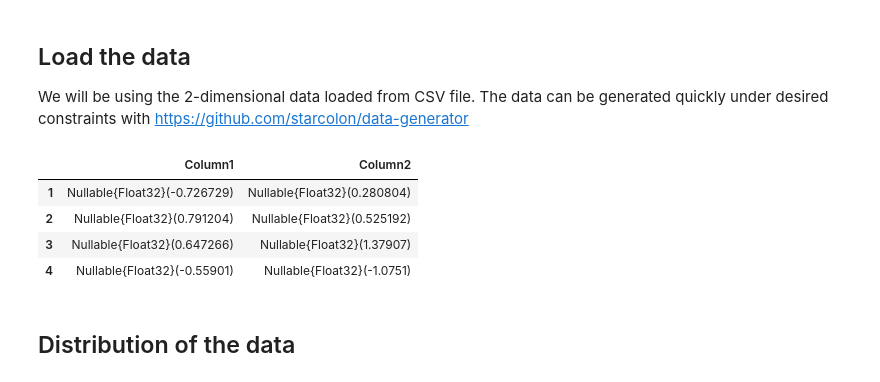
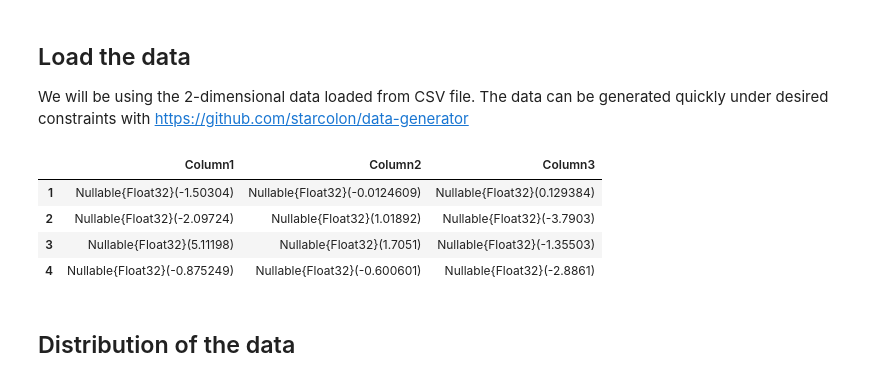
Before and after one commit to starcolon/data-with-julia, a Jupyter notebook: Prelude.ipynb, the cells around one changed output. Saved outputs shown, nothing was run; the diff lists cells and outputs as text; code cells hidden in the pictures.

```diff
--- a/Prelude.ipynb
+++ b/Prelude.ipynb
@@ -27,23 +26,24 @@ The data can be generated quickly under desired constraints with https://github.
 # %%
 # Read in data sources
 function readCSVData(path)
-    return CSV.read(path; types=[Float32,Float32], header=false)
+    return CSV.read(path; types=[Float32,Float32,Float32], header=false)
 end
 
 data = readCSVData("data.csv")
 d    = Array(data)
 # Unwrap numerical arrays out of the Nullable thingy
 x    = map(get, d[:,1])
 y    = map(get, d[:,2])
+z    = map(get, d[:,3])
 
 # Preview of the data
 data[1:4, :]
 # %% [output]
-|  | Column1 | Column2 |
-| 1 | Nullable{Float32}(-0.726729) | Nullable{Float32}(0.280804) |
-| 2 | Nullable{Float32}(0.791204) | Nullable{Float32}(0.525192) |
-| 3 | Nullable{Float32}(0.647266) | Nullable{Float32}(1.37907) |
-| 4 | Nullable{Float32}(-0.55901) | Nullable{Float32}(-1.0751) |
+|  | Column1 | Column2 | Column3 |
+| 1 | Nullable{Float32}(-1.50304) | Nullable{Float32}(-0.0124609) | Nullable{Float32}(0.129384) |
+| 2 | Nullable{Float32}(-2.09724) | Nullable{Float32}(1.01892) | Nullable{Float32}(-3.7903) |
+| 3 | Nullable{Float32}(5.11198) | Nullable{Float32}(1.7051) | Nullable{Float32}(-1.35503) |
+| 4 | Nullable{Float32}(-0.875249) | Nullable{Float32}(-0.600601) | Nullable{Float32}(-2.8861) |
 # %% [markdown]
 ## Distribution of the data
 # %%
```
Also changed, not shown: parts of 6 cells of this notebook, 1 other file.
